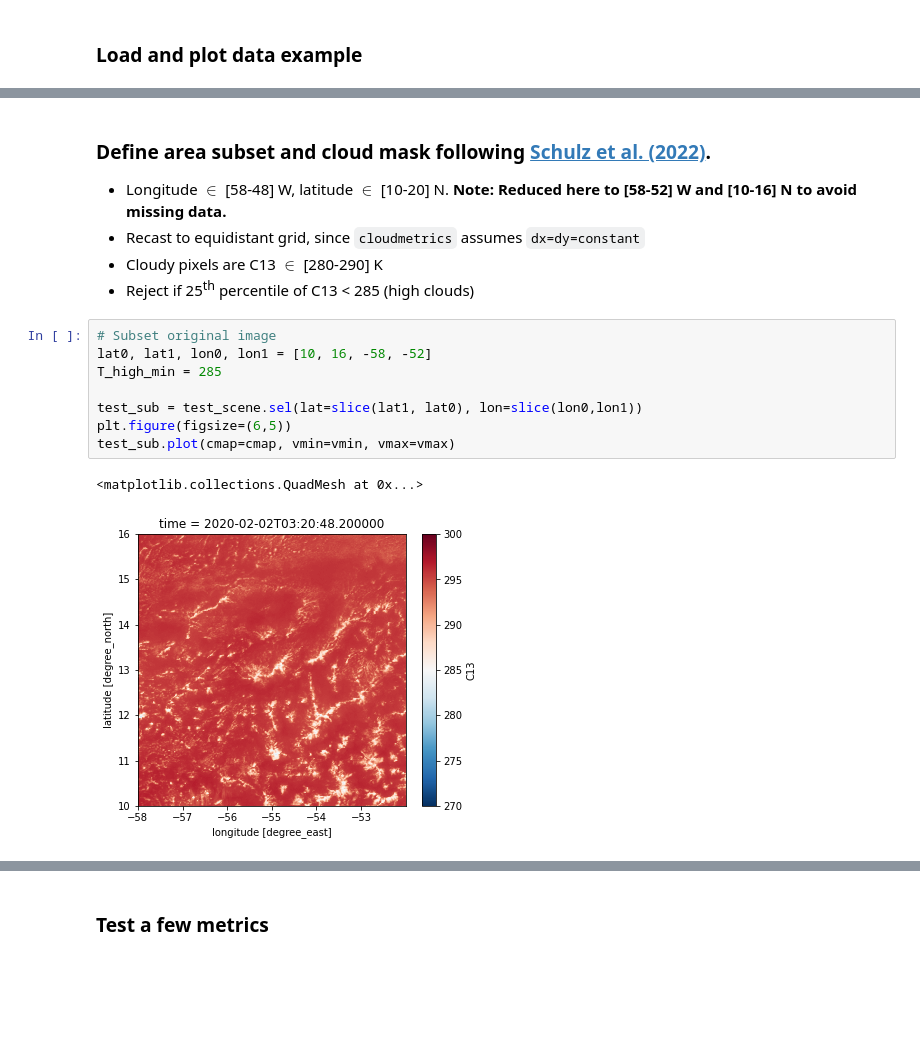
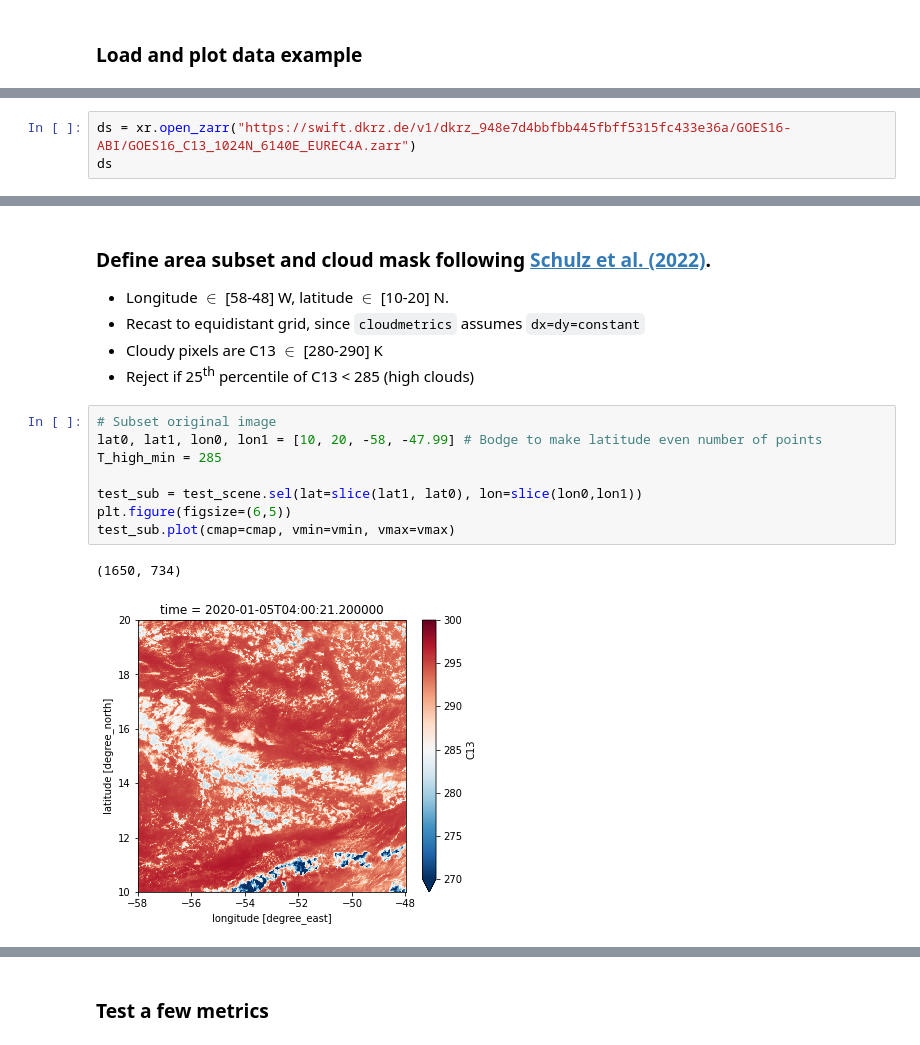
Before and after one commit to martinjanssens/cloudmetrics-c3ontext, a Jupyter notebook: C3ONTEXT-cloudmetrics.ipynb, the cells around one changed output, grey strips where cells are left out. Saved outputs shown, nothing was run; the diff lists cells and outputs as text; blank space fills up the shorter version.

```diff
--- a/C3ONTEXT-cloudmetrics.ipynb
+++ b/C3ONTEXT-cloudmetrics.ipynb
@@ -33,0 +10,3 @@ Attributes: (12/14)
+# %%
+ds = xr.open_zarr("https://swift.dkrz.de/v1/dkrz_948e7d4bbfbb445fbff5315fc433e36a/GOES16-ABI/GOES16_C13_1024N_6140E_EUREC4A.zarr")
+ds
@@ -45,20 +60,20 @@ test_scene.plot(cmap=cmap, vmin=vmin, vmax=vmax)
 # %% [markdown]
 ### Define area subset and cloud mask following [Schulz et al. (2022)](https://doi.org/10.5194/essd-14-1233-2022).
-- Longitude $\in$ [58-48] W, latitude $\in$ [10-20] N. **Note: Reduced here to [58-52] W and [10-16] N to avoid missing data.**
+- Longitude $\in$ [58-48] W, latitude $\in$ [10-20] N.
 - Recast to equidistant grid, since ``cloudmetrics`` assumes ``dx=dy=constant``
 - Cloudy pixels are C13 $\in$ [280-290] K
 - Reject if 25<sup>th</sup> percentile of C13 < 285 (high clouds)
 # %%
 # Subset original image
-lat0, lat1, lon0, lon1 = [10, 16, -58, -52]
+lat0, lat1, lon0, lon1 = [10, 20, -58, -47.99] # Bodge to make latitude even number of points
 T_high_min = 285
 
 test_sub = test_scene.sel(lat=slice(lat1, lat0), lon=slice(lon0,lon1))
 plt.figure(figsize=(6,5))
 test_sub.plot(cmap=cmap, vmin=vmin, vmax=vmax)
 # %% [output]
-<matplotlib.collections.QuadMesh at 0x...>
+(1650, 734)
-[figure, old version]
+[figure, new version]
 # %%
 # Resize to square where dlat=dlon (with anti-aliasing). Don't know if this is wildly inappropriate.
 imin = np.argmin(test_sub.shape)
```
Also changed, not shown: parts of 15 cells of this notebook, 9 other files.
